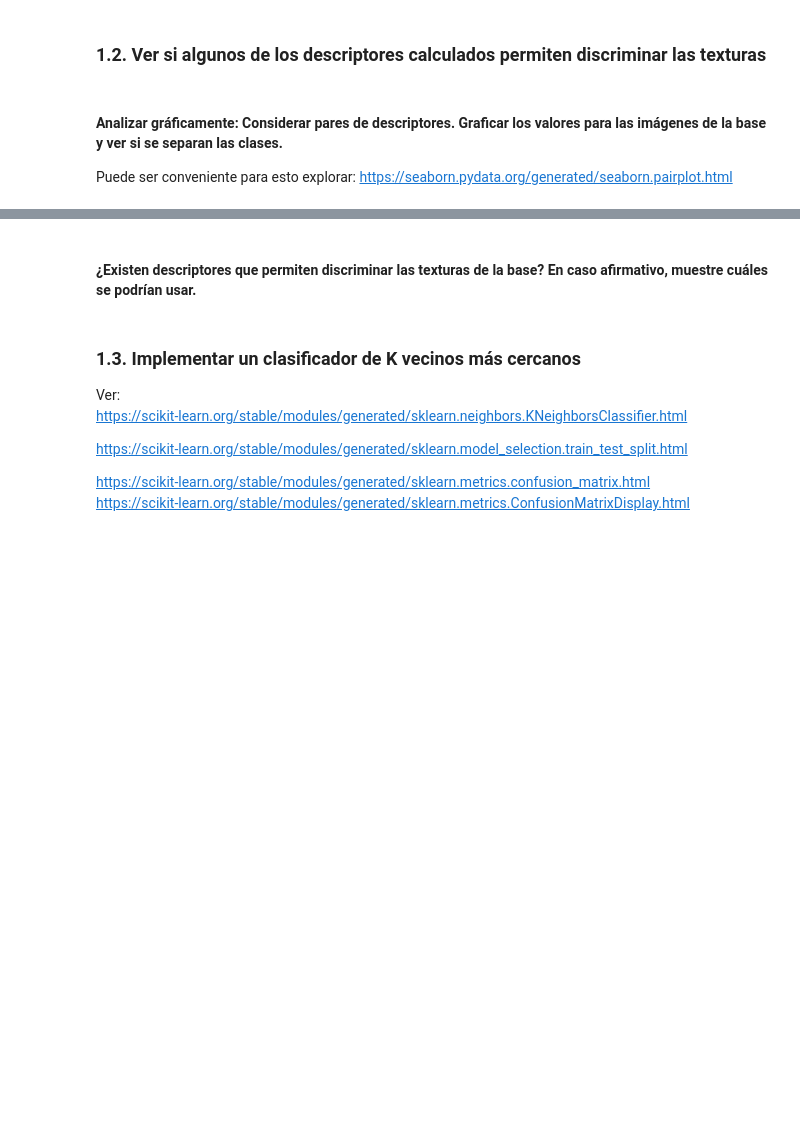
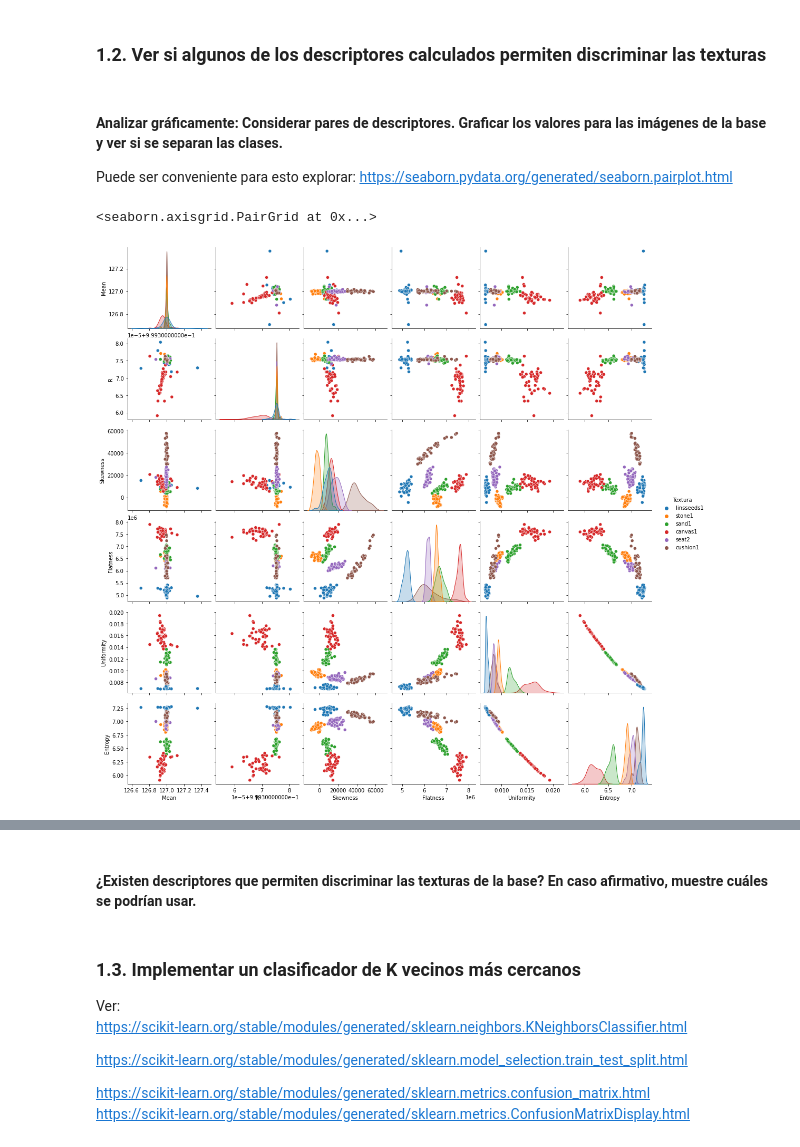
Before and after one commit to victoriatournier/timag, a Jupyter notebook: timag_2023_entregable_3/timag-2023-entregable-3.ipynb, the cells around one changed output, grey strips where cells are left out. Saved outputs shown, nothing was run; the diff lists cells and outputs as text; code cells hidden in the pictures; blank space fills up the shorter version.

```diff
--- a/timag_2023_entregable_3/timag-2023-entregable-3.ipynb
+++ b/timag_2023_entregable_3/timag-2023-entregable-3.ipynb
@@ -230,3 +302,36 @@ Canvas
 # %% [markdown]
 #### Analizar gráficamente:  Considerar pares de descriptores. Graficar los valores para las imágenes de la base y ver si se separan las clases.
 Puede ser conveniente para esto explorar:  https://seaborn.pydata.org/generated/seaborn.pairplot.html
+# %%
+def procesar_carpeta_texturas(direccion, distancia, angulo):
+
+    datos=[["Textura", "Mean", "R", "Skewness", "Flatness", "Uniformity", "Entropy", "Contrast", "Dissimilarity", "Homogeneity", "Energy", "Correlation"]]
+    carpetas_texturas = os.listdir(direccion)
+
+    for textura in carpetas_texturas:
+        # Ruta completa de la carpeta de textura actual
+        carpeta_textura_actual = os.path.join(direccion, textura)
+
+        if os.path.isdir(carpeta_textura_actual):
+            # Leer las imágenes en la carpeta de textura actual
+            imagenes = os.listdir(carpeta_textura_actual)
+
+            for imagen in imagenes:
+                # Ruta completa de la imagen actual
+                ruta_imagen = os.path.join(carpeta_textura_actual, imagen)
+
+                if os.path.isfile(ruta_imagen):
+                    I = cv2.imread(ruta_imagen)
+                    I=I[:,:,0]
+                    datos=calcular_descriptores(I, angulo, distancia, datos, textura)
+
+    return(datos)
+# %%
+distancia=50
+angulo=0
+datos=procesar_carpeta_texturas(dir_base_texturas, distancia, angulo)
+df = pd.DataFrame(datos[1:], columns=datos[0])
+sn.pairplot(df, hue='Textura')
+# %% [output]
+<seaborn.axisgrid.PairGrid at 0x...>
+[figure, added]
```
Also changed, not shown: parts of 10 cells of this notebook.
